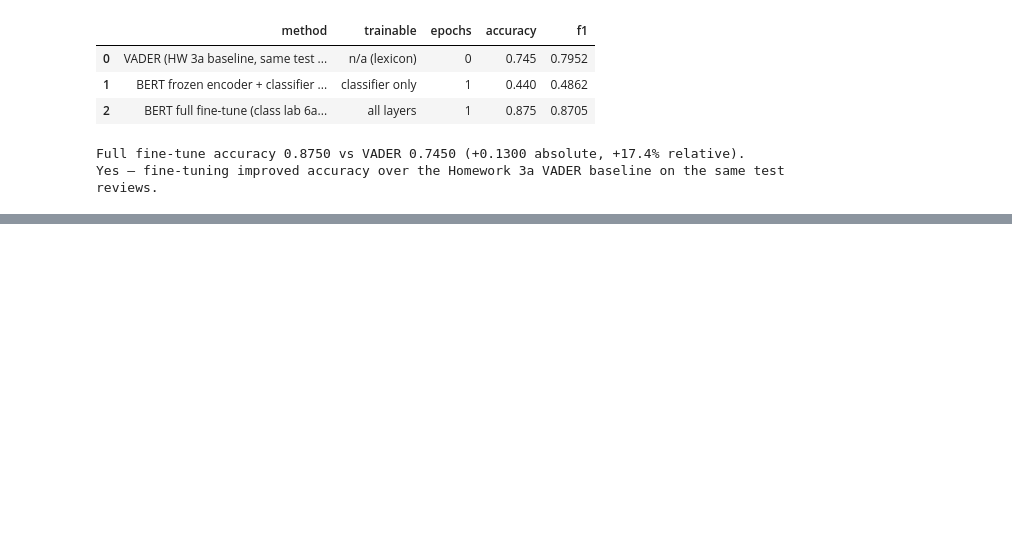
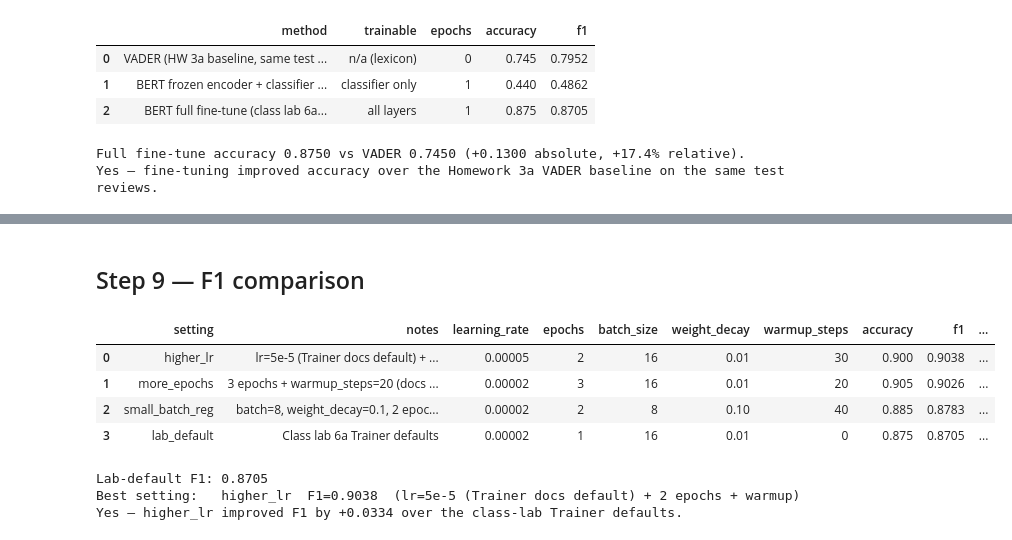
Before and after one commit to jhhlim/LLMFundamentals, a Jupyter notebook: Jason_Lim_hw_6a.ipynb, the cells around one changed output, grey strips where cells are left out. Cells and saved outputs as stored; diff of their text form; code cells hidden in the pictures; blank space fills up the shorter version.

```diff
--- a/Jason_Lim_hw_6a.ipynb
+++ b/Jason_Lim_hw_6a.ipynb
@@ -505,0 +661,46 @@ Homework **6b** takes the same pipeline and sweeps `TrainingArguments` (learning
+# %% [markdown]
+## Step 9 — F1 comparison
+# %%
+table = pd.DataFrame(
+    [
+        {
+            "setting": r["name"],
+            "notes": r["notes"],
+            "learning_rate": r["learning_rate"],
+            "epochs": r["num_train_epochs"],
+            "batch_size": r["per_device_train_batch_size"],
+            "weight_decay": r["weight_decay"],
+            "warmup_steps": r["warmup_steps"],
+            "accuracy": round(r["accuracy"], 4),
+            "f1": round(r["f1"], 4),
+            "eval_loss": round(r["eval_loss"], 4),
+        }
+        for r in results
+    ]
+).sort_values("f1", ascending=False).reset_index(drop=True)
+
+display(table)
+
+baseline = next(r for r in results if r["name"] == "lab_default")
+best = max(results, key=lambda r: r["f1"])
+print()
+print(f"Lab-default F1: {baseline['f1']:.4f}")
+print(f"Best setting:   {best['name']}  F1={best['f1']:.4f}  ({best['notes']})")
+if best["name"] != "lab_default" and best["f1"] > baseline["f1"]:
+    print(
+        f"Yes — {best['name']} improved F1 by {best['f1'] - baseline['f1']:+.4f} "
+        "over the class-lab Trainer defaults."
+    )
+elif best["f1"] == baseline["f1"]:
+    print("No other setting beat the lab-default F1 on this split; lab defaults were already strong.")
+else:
+    print("Lab defaults remained best on this small dataset / split.")
+# %% [output]
+|  | setting | notes | learning_rate | epochs | batch_size | weight_decay | warmup_steps | accuracy | f1 | ... |
+| 0 | higher_lr | lr=5e-5 (Trainer docs default) + ... | 0.00005 | 2 | 16 | 0.01 | 30 | 0.900 | 0.9038 | ... |
+| 1 | more_epochs | 3 epochs + warmup_steps=20 (docs ... | 0.00002 | 3 | 16 | 0.01 | 20 | 0.905 | 0.9026 | ... |
+| 2 | small_batch_reg | batch=8, weight_decay=0.1, 2 epoc... | 0.00002 | 2 | 8 | 0.10 | 40 | 0.885 | 0.8783 | ... |
+| 3 | lab_default | Class lab 6a Trainer defaults | 0.00002 | 1 | 16 | 0.01 | 0 | 0.875 | 0.8705 | ... |
+Lab-default F1: 0.8705
+Best setting:   higher_lr  F1=0.9038  (lr=5e-5 (Trainer docs default) + 2 epochs + warmup)
+Yes — higher_lr improved F1 by +0.0334 over the class-lab Trainer defaults.
```
Also changed, not shown: parts of 8 cells of this notebook, 1 other file.
